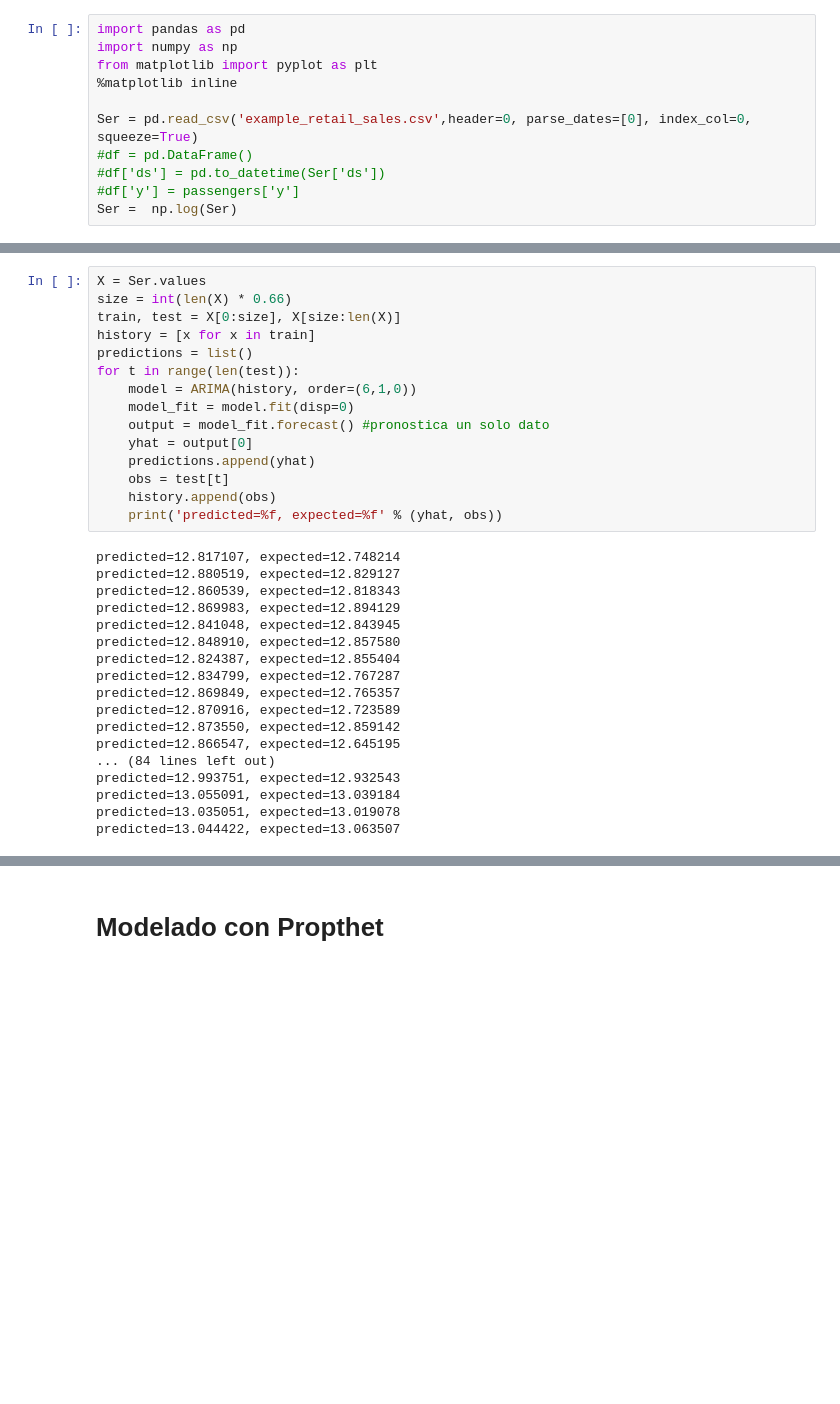
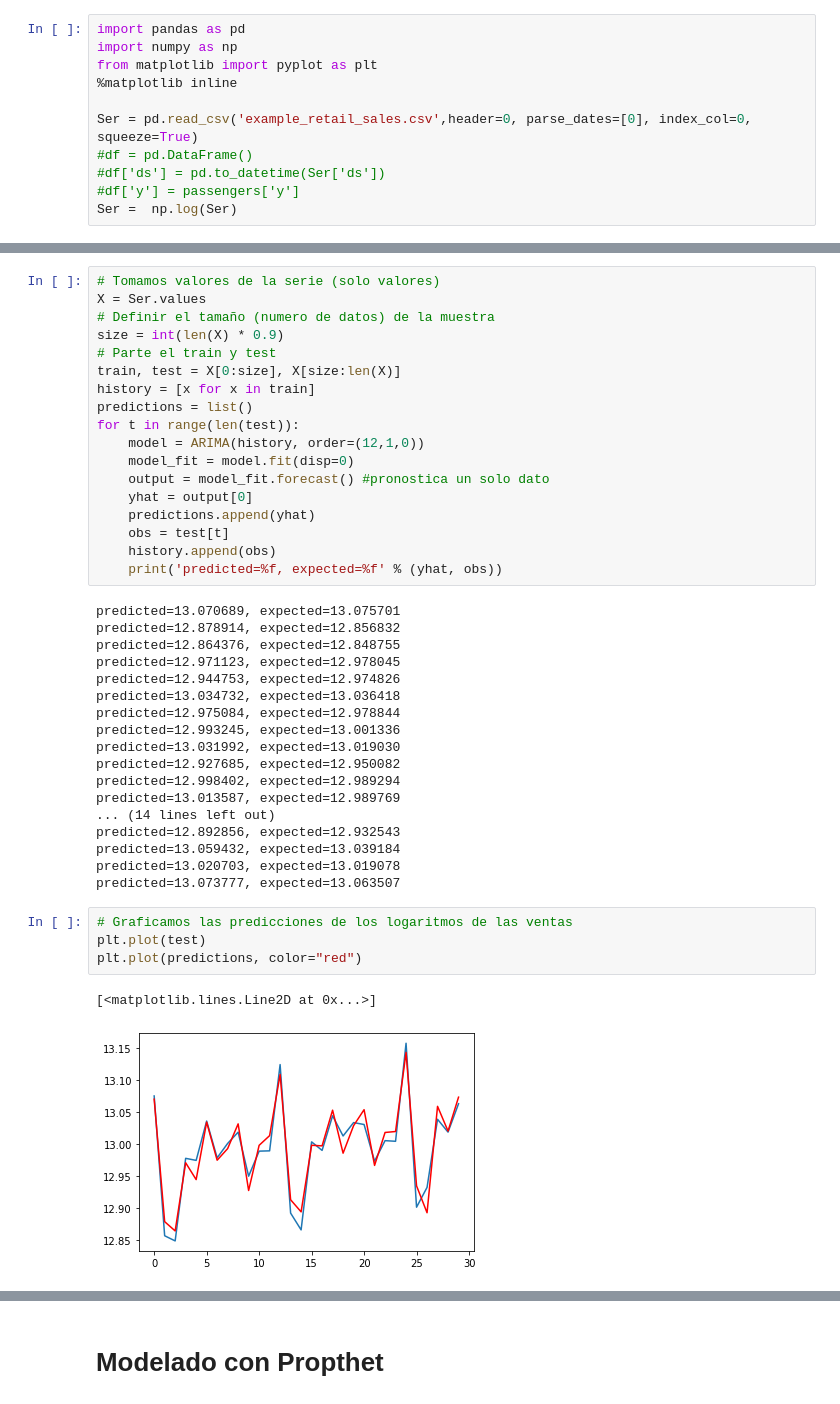
Before and after one commit to diegojeda/Maestria-Analtica-UniAndes, a Jupyter notebook: E05-prophet.ipynb, the cells around one changed output, grey strips where cells are left out. Cells and saved outputs as stored; diff of their text form; blank space fills up the shorter version.

```diff
--- a/E05-prophet.ipynb
+++ b/E05-prophet.ipynb
@@ -89,11 +171,14 @@ max      0.193841
 # %%
+# Tomamos valores de la serie (solo valores)
 X = Ser.values
-size = int(len(X) * 0.66)
+# Definir el tamaño (numero de datos) de la muestra
+size = int(len(X) * 0.9)
+# Parte el train y test
 train, test = X[0:size], X[size:len(X)]
 history = [x for x in train]
 predictions = list()
 for t in range(len(test)):
-	model = ARIMA(history, order=(6,1,0))
+	model = ARIMA(history, order=(12,1,0))
 	model_fit = model.fit(disp=0)
 	output = model_fit.forecast() #pronostica un solo dato
 	yhat = output[0]
@@ -102,20 +187,27 @@ for t in range(len(test)):
 	history.append(obs)
 	print('predicted=%f, expected=%f' % (yhat, obs))
 # %% [output]
-predicted=12.817107, expected=12.748214
-predicted=12.880519, expected=12.829127
-predicted=12.860539, expected=12.818343
-predicted=12.869983, expected=12.894129
-predicted=12.841048, expected=12.843945
-predicted=12.848910, expected=12.857580
-predicted=12.824387, expected=12.855404
-predicted=12.834799, expected=12.767287
-predicted=12.869849, expected=12.765357
-predicted=12.870916, expected=12.723589
-predicted=12.873550, expected=12.859142
-predicted=12.866547, expected=12.645195
-... (84 lines left out)
-predicted=12.993751, expected=12.932543
-predicted=13.055091, expected=13.039184
-predicted=13.035051, expected=13.019078
-predicted=13.044422, expected=13.063507
+predicted=13.070689, expected=13.075701
+predicted=12.878914, expected=12.856832
+predicted=12.864376, expected=12.848755
+predicted=12.971123, expected=12.978045
+predicted=12.944753, expected=12.974826
+predicted=13.034732, expected=13.036418
+predicted=12.975084, expected=12.978844
+predicted=12.993245, expected=13.001336
+predicted=13.031992, expected=13.019030
+predicted=12.927685, expected=12.950082
+predicted=12.998402, expected=12.989294
+predicted=13.013587, expected=12.989769
+... (14 lines left out)
+predicted=12.892856, expected=12.932543
+predicted=13.059432, expected=13.039184
+predicted=13.020703, expected=13.019078
+predicted=13.073777, expected=13.063507
+# %%
+# Graficamos las predicciones de los logaritmos de las ventas
+plt.plot(test)
+plt.plot(predictions, color="red")
+# %% [output]
+[<matplotlib.lines.Line2D at 0x...>]
+[figure, added]
```
Also changed, not shown: parts of 21 cells of this notebook.
